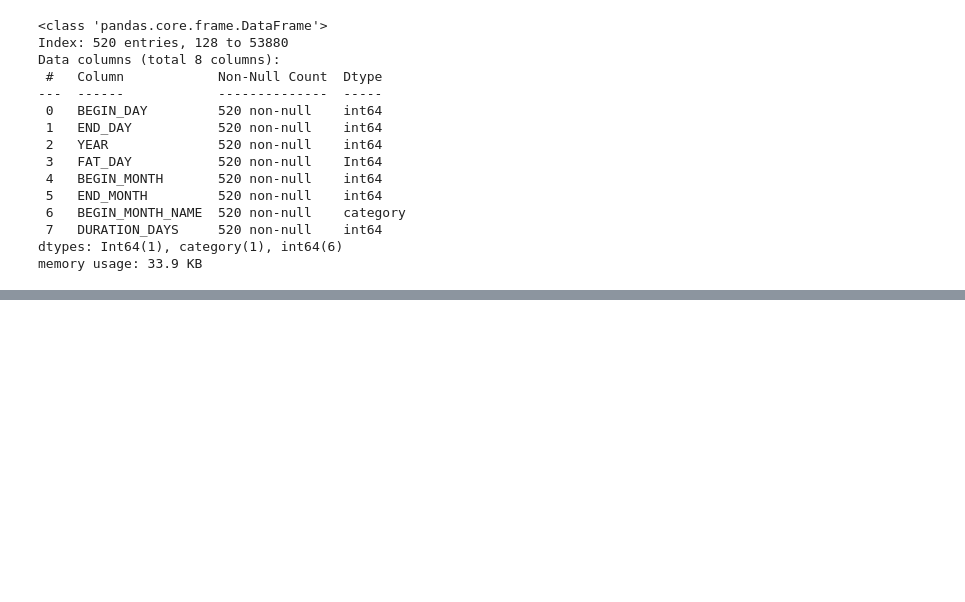
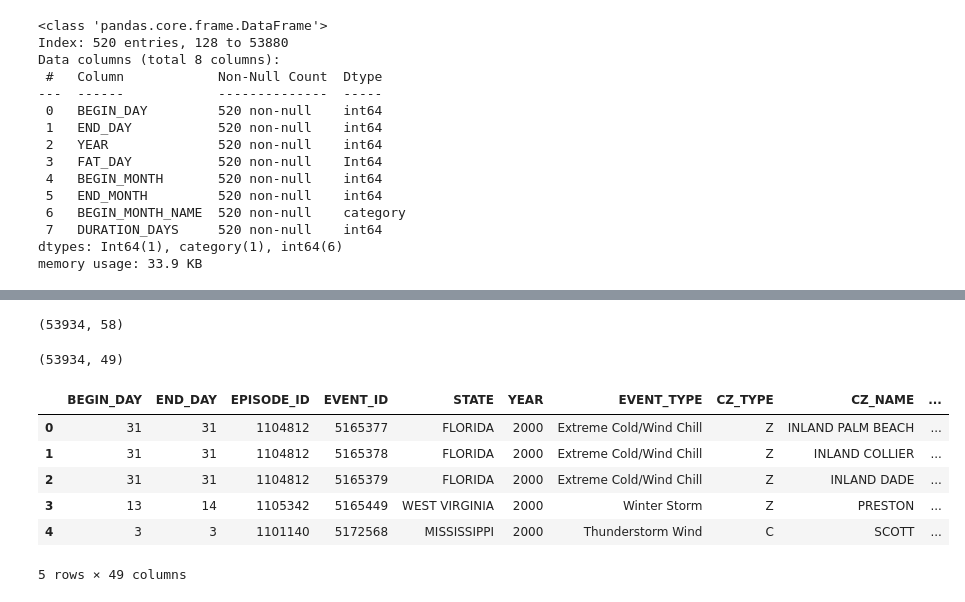
Before and after one commit to sushmita212/Parametric_Weather_Risk_Modeling, a Jupyter notebook: notebooks/Data_cleaning.ipynb, the cells around one changed output, grey strips where cells are left out. Cells and saved outputs as stored; diff of their text form; code cells hidden in the pictures; blank space fills up the shorter version.

```diff
--- a/notebooks/Data_cleaning.ipynb
+++ b/notebooks/Data_cleaning.ipynb
@@ -349,0 +385,4 @@ memory usage: 33.9 KB
+# %%
+df_year.shape
+# %% [output]
+(53934, 58)
@@ -349,0 +391,14 @@ memory usage: 33.9 KB
+# %%
+df_year.shape
+# %% [output]
+(53934, 49)
+# %%
+df_year.head()
+# %% [output]
+|  | BEGIN_DAY | END_DAY | EPISODE_ID | EVENT_ID | STATE | YEAR | EVENT_TYPE | CZ_TYPE | CZ_NAME | ... |
+| 0 | 31 | 31 | 1104812 | 5165377 | FLORIDA | 2000 | Extreme Cold/Wind Chill | Z | INLAND PALM BEACH | ... |
+| 1 | 31 | 31 | 1104812 | 5165378 | FLORIDA | 2000 | Extreme Cold/Wind Chill | Z | INLAND COLLIER | ... |
+| 2 | 31 | 31 | 1104812 | 5165379 | FLORIDA | 2000 | Extreme Cold/Wind Chill | Z | INLAND DADE | ... |
+| 3 | 13 | 14 | 1105342 | 5165449 | WEST VIRGINIA | 2000 | Winter Storm | Z | PRESTON | ... |
+| 4 | 3 | 3 | 1101140 | 5172568 | MISSISSIPPI | 2000 | Thunderstorm Wind | C | SCOTT | ... |
+5 rows × 49 columns
```
Also changed, not shown: parts of 8 cells of this notebook, 1 other file.
